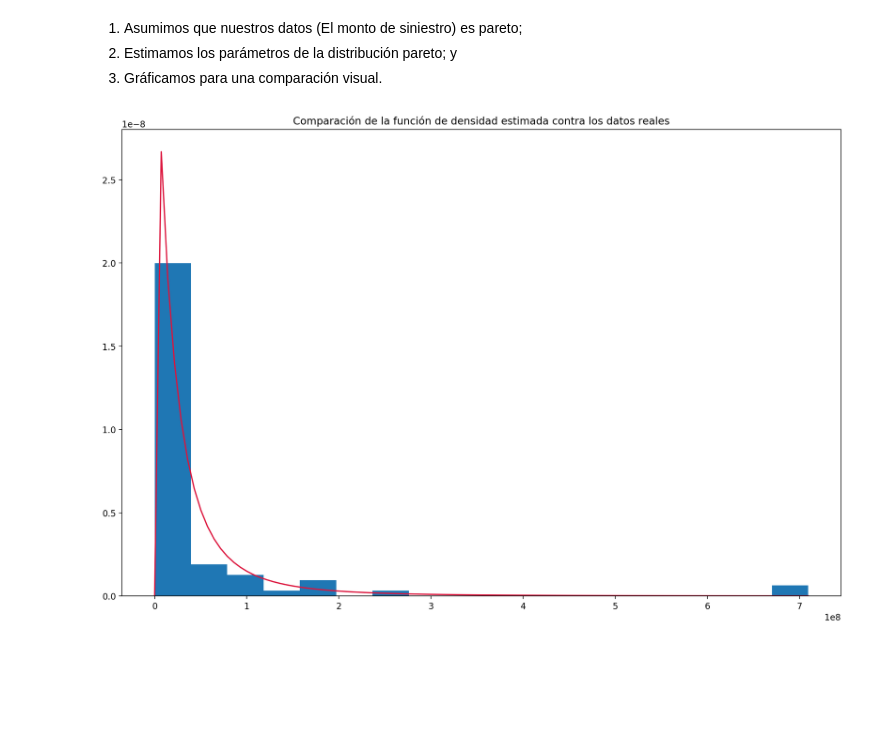
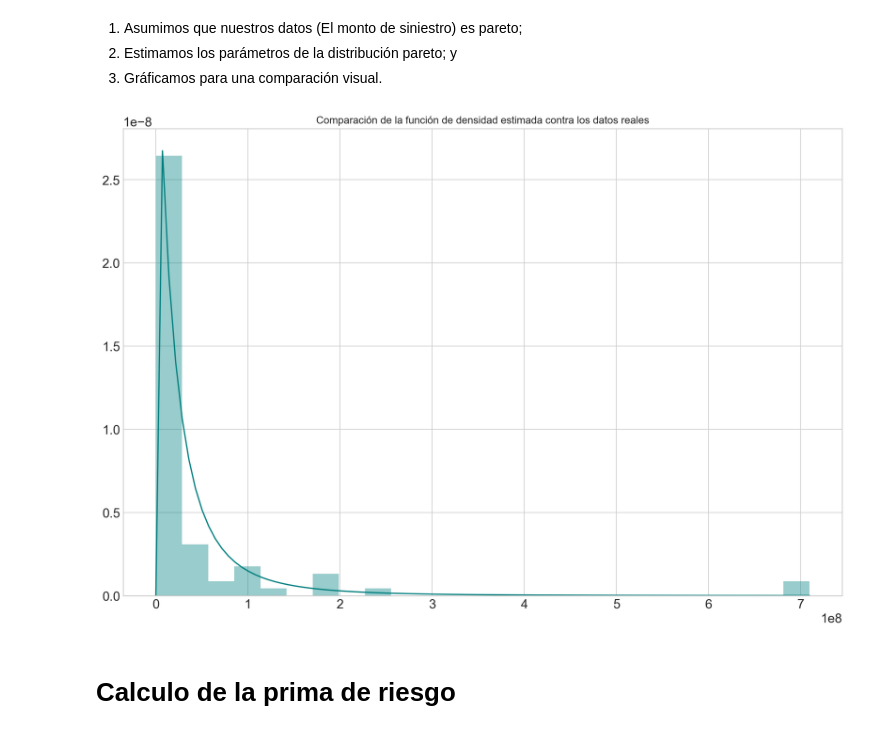
Before and after one commit to gerdm/machine_learning, a Jupyter notebook: analyses/Analysis_siniestros.ipynb, the cells around one changed output. Saved outputs shown, nothing was run; the diff lists cells and outputs as text; code cells hidden in the pictures; blank space fills up the shorter version.

```diff
--- a/analyses/Analysis_siniestros.ipynb
+++ b/analyses/Analysis_siniestros.ipynb
@@ -5,6 +5,12 @@ import matplotlib.pyplot as plt
 import numpy as np
 from numpy.random import poisson
 from scipy.stats import genpareto
+
+sns.set_style("whitegrid")
+plt.rcParams["figure.figsize"] = (15, 10)
+plt.rcParams["figure.dpi"] = 200
+plt.rcParams["ytick.labelsize"] = 15
+plt.rcParams["xtick.labelsize"] = 15
 # %%
 fonden = pd.read_excel("data/FONDEN.xlsx")
 fonden.dropna(axis=0, subset=["Estado"], inplace=True)
@@ -114,7 +118,7 @@ $$
 # %%
 fondentot = fonden["Aportación TOTAL"]
 mu = np.percentile(fondentot, 0.85)
-mu = fondentot.min()
+#mu = fondentot.min()
 xbar = fondentot.mean()
 s2 = fondentot.var()
 epsilon_hat = (1 - (xbar - mu) ** 2 / s2) / 2
@@ -130,10 +134,12 @@ mu, epsilon_hat, sigma_hat
 # %%
 plt.figure(figsize=(15,10), dpi=200)
 xrange = np.linspace(0, fondentot.max(), 100)
 pdffonden = genpareto.pdf(xrange, epsilon_hat, mu, sigma_hat)
-plt.plot(xrange, pdffonden, color="crimson")
-plt.hist(fondentot,  normed=True, bins=18)
+plt.plot(xrange, pdffonden, color="teal")
+plt.hist(fondentot,  normed=True, bins=25, color="teal", alpha=0.4)
 plt.title("Comparación de la función de densidad estimada contra los datos reales")
 plt.show()
 # %% [output]
-[figure, old version]
+[figure, new version]
+# %% [markdown]
+# Calculo de la prima de riesgo
```
Also changed, not shown: parts of 13 cells of this notebook, 1 other file.
